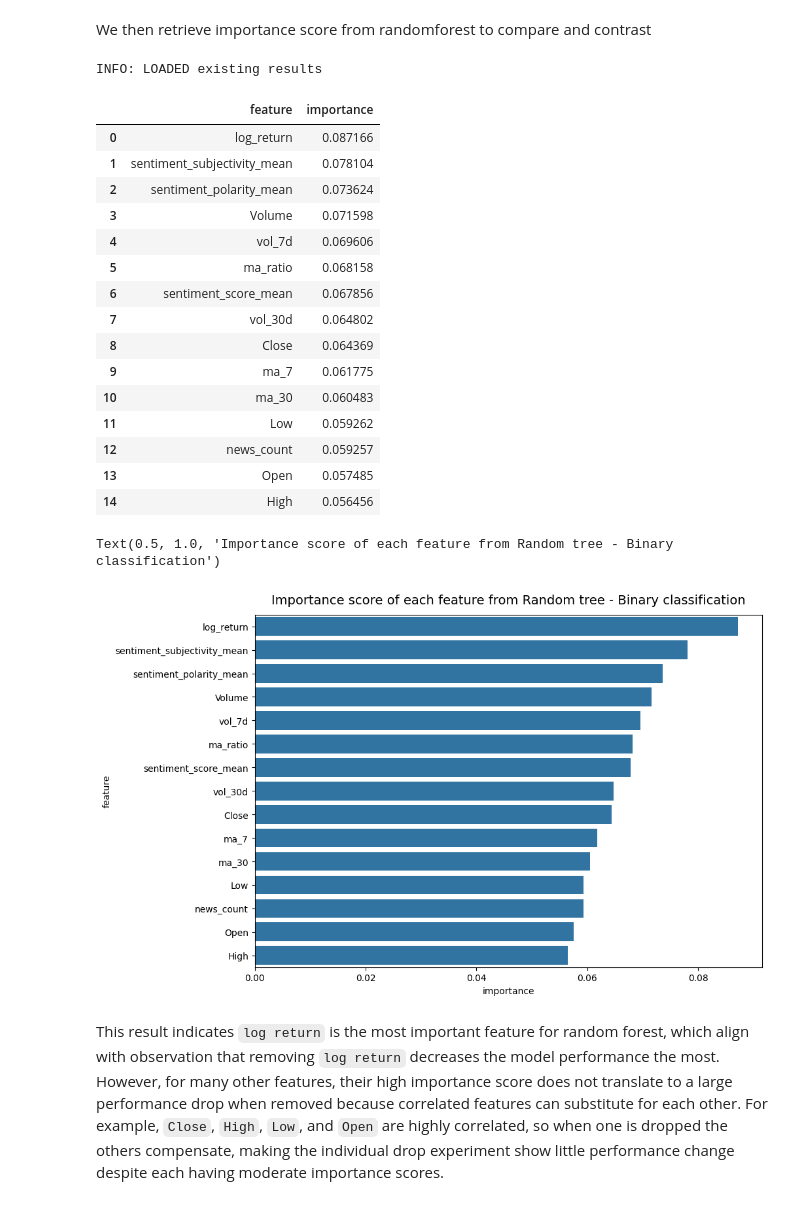
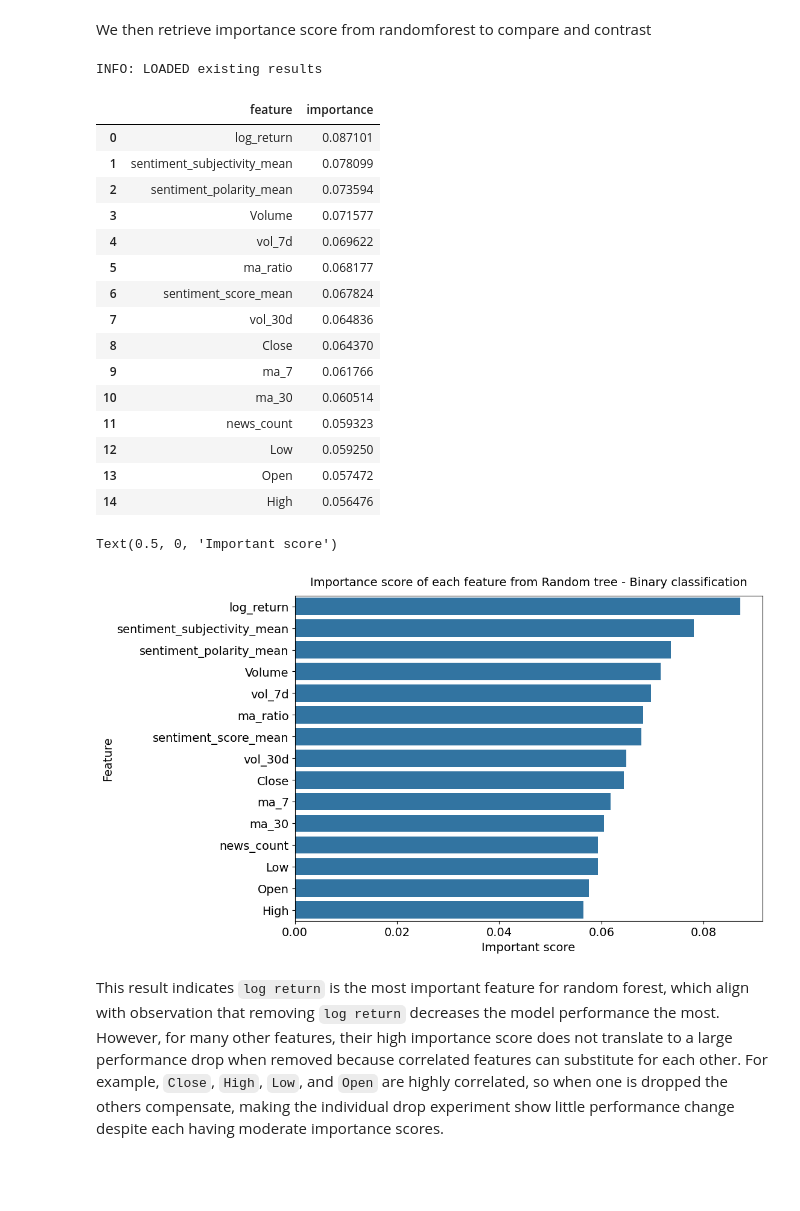
Before and after one commit to 18nghiado/DATA2010, a Jupyter notebook: experiments_standard_pipeline.ipynb, the cells around one changed output. Saved outputs shown, nothing was run; the diff lists cells and outputs as text; code cells hidden in the pictures; blank space fills up the shorter version.

```diff
--- a/experiments_standard_pipeline.ipynb
+++ b/experiments_standard_pipeline.ipynb
@@ -130,18 +133,18 @@ def normalize(train_data: TimeSeriesDataset, valid_data: TimeSeriesDataset, test
     n_cols = train_data.x.shape[1]
     include_cols = [i for i in range(n_cols) if i not in (exclude_cols or [])]
 
-    max_values, _ = torch.max(train_data.x[:, include_cols], dim=0)
-    min_values, _ = torch.min(train_data.x[:, include_cols], dim=0)
+    max_values= np.max(train_data.x[:, include_cols], axis=0)
+    min_values = np.min(train_data.x[:, include_cols], axis=0)
 
     denom = (max_values - min_values)
-    denom[denom == 0] = 1  # avoid division by zero
+    denom[denom == 0] = 1
 
     for data in [train_data, valid_data, test_data]:
         data.x[:, include_cols] = (data.x[:, include_cols] - min_values) / denom
 
     if normalize_y:
-        max_y, _ = torch.max(train_data.y, dim=0)
-        min_y, _ = torch.min(train_data.y, dim=0)
+        max_y = np.max(train_data.y, axis=0)
+        min_y = np.min(train_data.y, axis=0)
         for data in [train_data, valid_data, test_data]:
             data.y = (data.y - min_y) / (max_y - min_y)
 
@@ -227,7 +230,7 @@ def regression_classfication_model_experience(train_data: TimeSeriesDataset,val_
 # %% [markdown]
 4. `prepare_datasets` : Given a list of dataset file, load features and labels from disk to memory for training
 # %%
-def prepare_datasets(files: list[str], feat_cols: list[str], task : str, normalize_y = False):
+def prepare_datasets(files: list[str], feat_cols: list[str], task : str, normalize_y = False, window_size = 1):
     """r
     Load, split, and normalize multiple time series datasets from CSV files.
 
@@ -241,6 +244,7 @@ def prepare_datasets(files: list[str], feat_cols: list[str], task : str, normali
         feat_cols: List of column names to use as input features.
         task:      Column name to use as the prediction target (label).
         normalize_y (bool): whether to normalize label
+        window_size (int): size of the window
 
     Returns:
         List of (train, val, test) TimeSeriesDataset tuples, one per input file.
@@ -248,7 +252,7 @@ def prepare_datasets(files: list[str], feat_cols: list[str], task : str, normali
     data_loader = Dataloader(DATA_PATH)
     all_data_split = []
     for file_name in files:
-        data = data_loader.from_csv(file_name, feat_columns=feat_cols, label_column=task)
+        data = data_loader.from_csv(file_name, feat_columns=feat_cols, label_column=task, window_size=window_size)
         train, val,test = data.split_by_ratio(train = TRAIN_RATIO, val = VAL_RATIO, test = TEST_RATIO)
         all_data_split.append((train,val,test))
 
@@ -326,8 +328,8 @@ def feature_important_score_by_random_forest(files:list, task: str, model = Rand
     all_importance = np.zeros(len(ALL_FEAT_COLUMN))
     for train,val, test in all_data_split:
 
-        train_x = np.concatenate([train.x.numpy(),val.x.numpy()])
-        train_y = np.concatenate([train.y.squeeze().numpy(),val.y.squeeze().numpy()])
+        train_x = np.concatenate([train.x,val.x])
+        train_y = np.concatenate([train.y.squeeze(),val.y.squeeze()])
 
         model.fit(train_x,train_y)
         all_importance = all_importance + np.array(model.feature_importances_)
@@ -491,28 +563,32 @@ random_forest_feat_importance_binary_df.head(32)
 # %% [output]
 INFO: LOADED existing results
 |  | feature | importance |
-| 0 | log_return | 0.087166 |
-| 1 | sentiment_subjectivity_mean | 0.078104 |
-| 2 | sentiment_polarity_mean | 0.073624 |
-| 3 | Volume | 0.071598 |
-| 4 | vol_7d | 0.069606 |
-| 5 | ma_ratio | 0.068158 |
-| 6 | sentiment_score_mean | 0.067856 |
-| 7 | vol_30d | 0.064802 |
-| 8 | Close | 0.064369 |
-| 9 | ma_7 | 0.061775 |
-| 10 | ma_30 | 0.060483 |
-| 11 | Low | 0.059262 |
-| 12 | news_count | 0.059257 |
-| 13 | Open | 0.057485 |
-| 14 | High | 0.056456 |
+| 0 | log_return | 0.087101 |
+| 1 | sentiment_subjectivity_mean | 0.078099 |
+| 2 | sentiment_polarity_mean | 0.073594 |
+| 3 | Volume | 0.071577 |
+| 4 | vol_7d | 0.069622 |
+| 5 | ma_ratio | 0.068177 |
+| 6 | sentiment_score_mean | 0.067824 |
+| 7 | vol_30d | 0.064836 |
+| 8 | Close | 0.064370 |
+| 9 | ma_7 | 0.061766 |
+| 10 | ma_30 | 0.060514 |
+| 11 | news_count | 0.059323 |
+| 12 | Low | 0.059250 |
+| 13 | Open | 0.057472 |
+| 14 | High | 0.056476 |
 # %%
 fig, ax = plt.subplots(figsize=(10, 7))
 sns.barplot(data=random_forest_feat_importance_binary_df,x='importance',y='feature')
 ax.set_title('Importance score of each feature from Random tree - Binary classification', fontsize=14, pad=12)
+plt.xticks(fontsize=14)
+plt.yticks(fontsize=14)
+plt.ylabel("Feature", fontsize=14)
+plt.xlabel("Important score",fontsize=14)
 # %% [output]
-Text(0.5, 1.0, 'Importance score of each feature from Random tree - Binary classification')
+Text(0.5, 0, 'Important score')
-[figure, old version]
+[figure, new version]
 # %% [markdown]
 This result indicates `log return` is the most important feature for random forest, which align with observation that removing `log return` decreases the model performance the most. However, for many other features, their high importance score does not translate to a large performance drop when removed because correlated features can substitute for each other. For example, `Close`, `High`, `Low`, and `Open` are highly correlated, so when one is dropped the others compensate, making the individual drop experiment show little performance change despite each having moderate importance scores.
 
```
Also changed, not shown: parts of 59 cells of this notebook, 27 other files.
